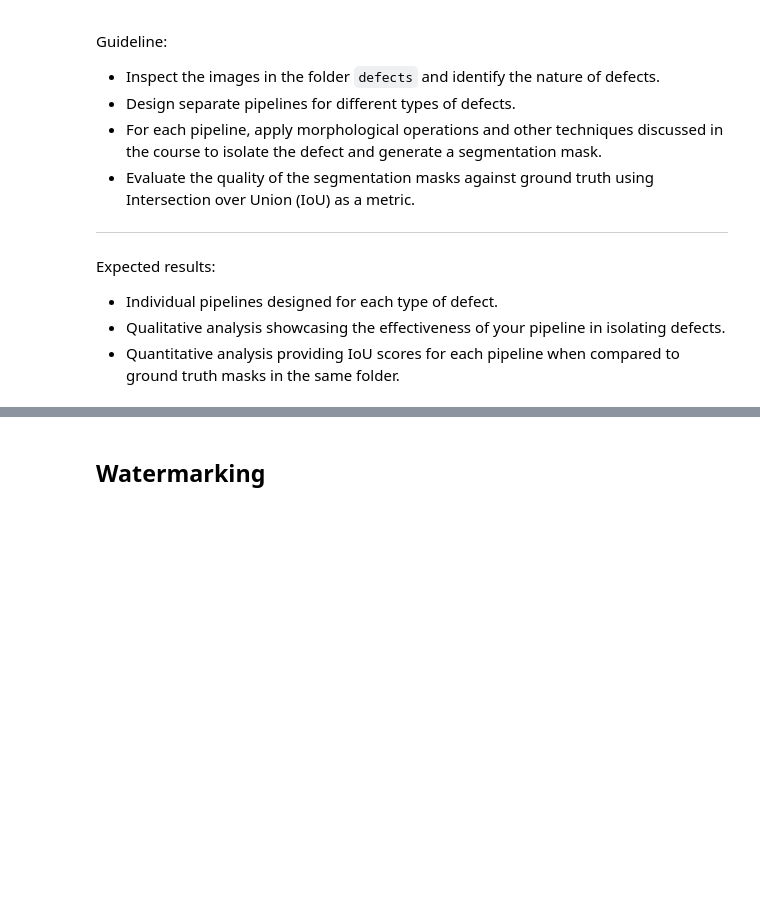
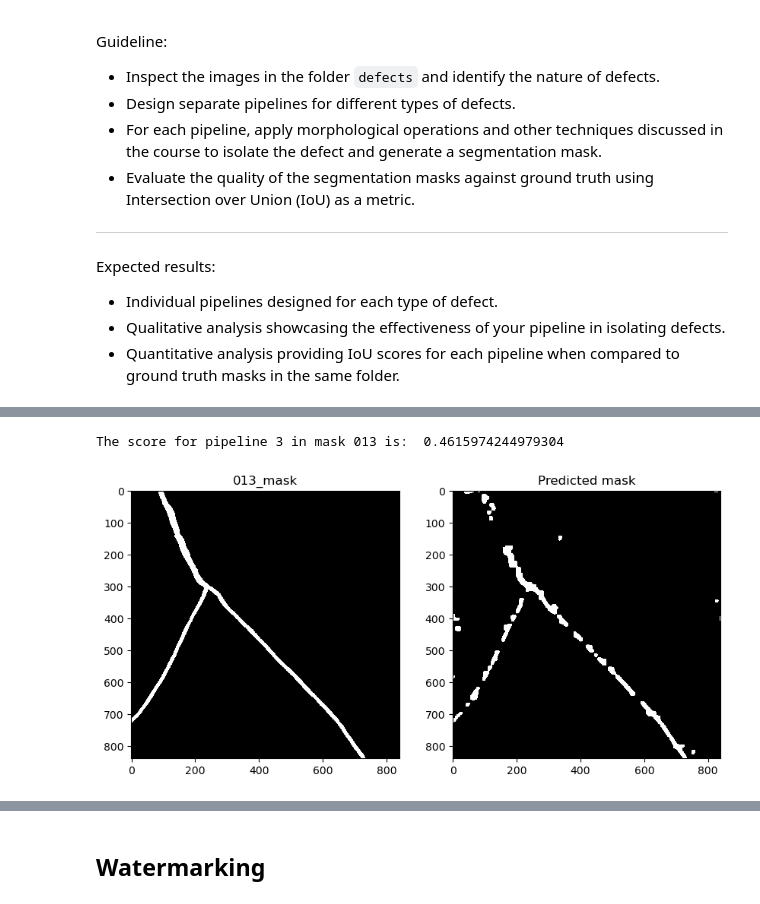
Before and after one commit to Pikurrot/cv-problems-uab, a Jupyter notebook: Lab 2/Practicum_Fundamentals_CV_Students_Lab2.ipynb, the cells around one changed output, grey strips where cells are left out. Cells and saved outputs as stored; diff of their text form; code cells hidden in the pictures; blank space fills up the shorter version.

```diff
--- a/Lab 2/Practicum_Fundamentals_CV_Students_Lab2.ipynb
+++ b/Lab 2/Practicum_Fundamentals_CV_Students_Lab2.ipynb
@@ -540,0 +681,18 @@ Expected results:
+# %%
+mask_3 = np.array(cv2.imread('images/defect/013_mask.png', cv2.IMREAD_GRAYSCALE), dtype=np.uint8)
+ceramic_crack = np.array(cv2.imread('images/defect/013.png', cv2.IMREAD_GRAYSCALE), dtype=np.uint8)
+pipeline_3_result = pipeline_3(ceramic_crack)
+
+plt.figure(figsize=(10, 5))
+plt.subplot(1, 2, 1)
+plt.title('013_mask')
+plt.imshow(mask_3, cmap='gray', vmin=0, vmax=1)
+plt.subplot(1, 2, 2)
+plt.title('Predicted mask')
+plt.imshow(pipeline_3_result, cmap='gray', vmin=0, vmax=1)
+score_3 = calculate_iou(mask_3, pipeline_3_result)
+print("The score for pipeline 3 in mask 013 is: ", score_3)
+plt.show()
+# %% [output]
+The score for pipeline 3 in mask 013 is:  0.4615974244979304
+[figure, added]
```
Also changed, not shown: parts of 3 cells of this notebook.
